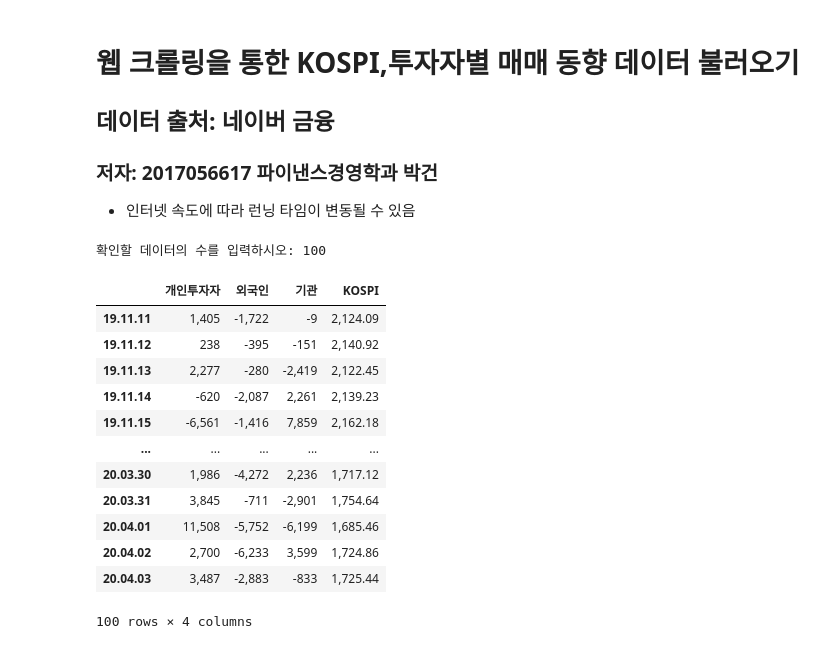
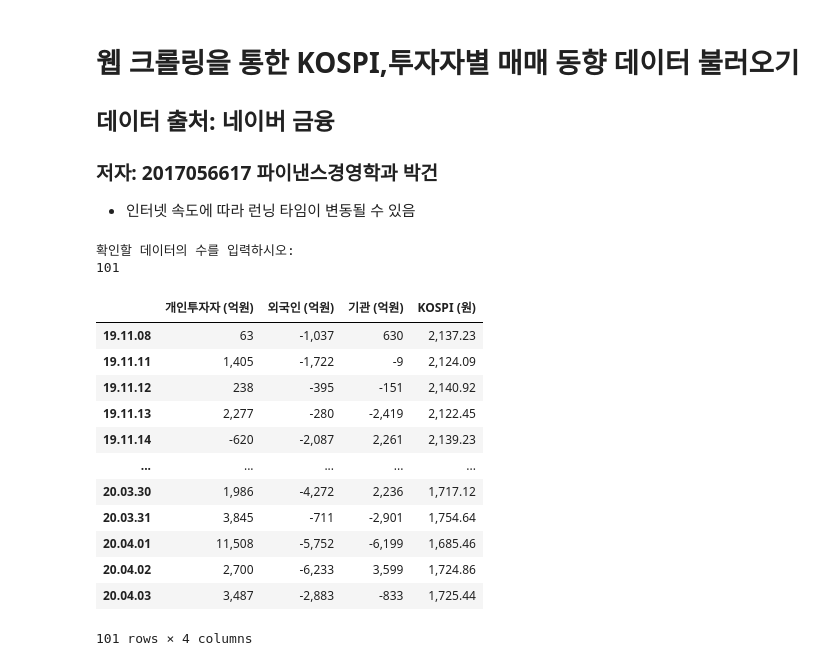
Before and after one commit to gundall98/AI-X-Machine-Learning, a Jupyter notebook: AI+X_머신러닝_과제.ipynb, the cells around one changed output. Drawn from its saved outputs; the diff is of its cells as text; code cells hidden in the pictures.

```diff
--- a/AI+X_머신러닝_과제.ipynb
+++ b/AI+X_머신러닝_과제.ipynb
@@ -18,10 +18,11 @@ Insdata = []
 Ddata = []
 KOSPIs=[]
 dates = []
+KOSPIrate = []
 
 # 매매동향 기준 페이지당 10개의 데이터
 # 코스피 기준 페이지당 6개의 데이터
-num = input("확인할 데이터의 수를 입력하시오: ")
+num = input("확인할 데이터의 수를 입력하시오: \n")
 
 
 # -----------------------------------------------#
@@ -102,55 +103,59 @@ for i in range(1,pages+1):
         dates.append(date)
 
         KOSPI = j.find_all('td')[:4][1].text
+        KOSPIrates = j.find_all('td')[:4][3].text.replace("\t","").replace("\n","")
 
         KOSPIs.insert(0,KOSPI)
-
+        KOSPIrate.insert(0,KOSPIrates)
 # 잔여 데이터 불러오기 (입력한 요구 데이터 수량 % 크롤링한 페이지 수)
 if left != 0:
   url = "https://finance.naver.com/sise/sise_index_day.nhn?code=KOSPI&page="+str(pages+1)
 
   response = req.urlopen(url)
   soup = BeautifulSoup(response, 'html.parser')
 
   body = soup.find('body')
   tr = body.find_all('tr')
   count = 0
 
   for j in tr:
     if count < left:
       date = j.find('td',{'class':'date'})
       if date != None:
         date= j.find_all('td')[:4][0].text
         if date not in dates:
 
           dates.append(date)
 
           KOSPI = j.find_all('td')[:4][1].text
+          KOSPIrates = j.find_all('td')[:4][3].text.replace("\t","").replace("\n","")
 
           KOSPIs.insert(0,KOSPI)
+          KOSPIrate.insert(0,KOSPIrates)
           count += 1
 
 # -----------------------------------------------#
 #           pandas 이용 데이터 정리              #
 # -----------------------------------------------#
 table = pd.DataFrame(index = Ddata)
-table["개인투자자"] = Inddata
-table["외국인"] = Fdata
-table["기관"] = Insdata
-table["KOSPI"] = KOSPIs
+table["개인투자자 (억원)"] = Inddata
+table["외국인 (억원)"] = Fdata
+table["기관 (억원)"] = Insdata
+table["KOSPI (원)"] = KOSPIs
 table
 # %% [output]
-확인할 데이터의 수를 입력하시오: 100
+확인할 데이터의 수를 입력하시오:
+101
-|  | 개인투자자 | 외국인 | 기관 | KOSPI |
+|  | 개인투자자 (억원) | 외국인 (억원) | 기관 (억원) | KOSPI (원) |
+| 19.11.08 | 63 | -1,037 | 630 | 2,137.23 |
 | 19.11.11 | 1,405 | -1,722 | -9 | 2,124.09 |
 | 19.11.12 | 238 | -395 | -151 | 2,140.92 |
 | 19.11.13 | 2,277 | -280 | -2,419 | 2,122.45 |
 | 19.11.14 | -620 | -2,087 | 2,261 | 2,139.23 |
-| 19.11.15 | -6,561 | -1,416 | 7,859 | 2,162.18 |
 | ... | ... | ... | ... | ... |
 | 20.03.30 | 1,986 | -4,272 | 2,236 | 1,717.12 |
 | 20.03.31 | 3,845 | -711 | -2,901 | 1,754.64 |
 | 20.04.01 | 11,508 | -5,752 | -6,199 | 1,685.46 |
 | 20.04.02 | 2,700 | -6,233 | 3,599 | 1,724.86 |
 | 20.04.03 | 3,487 | -2,883 | -833 | 1,725.44 |
-100 rows × 4 columns
+101 rows × 4 columns
```
Also changed, not shown: parts of 8 cells of this notebook.
